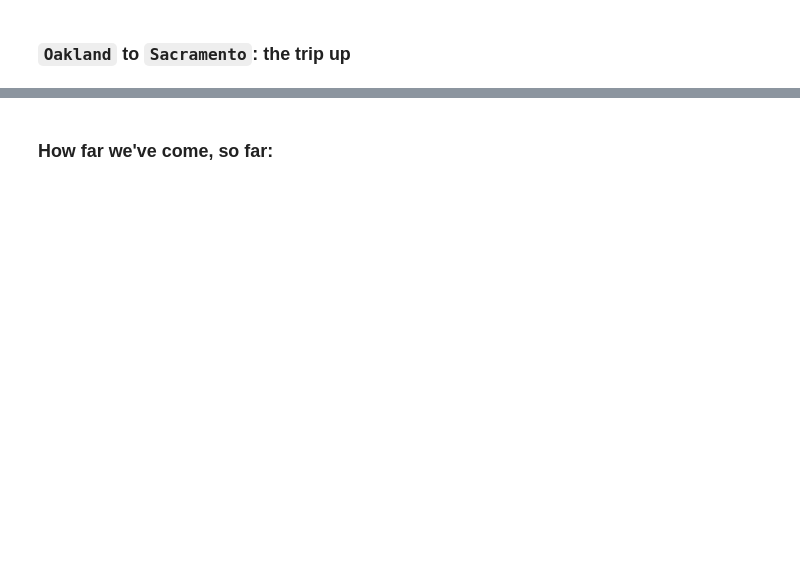
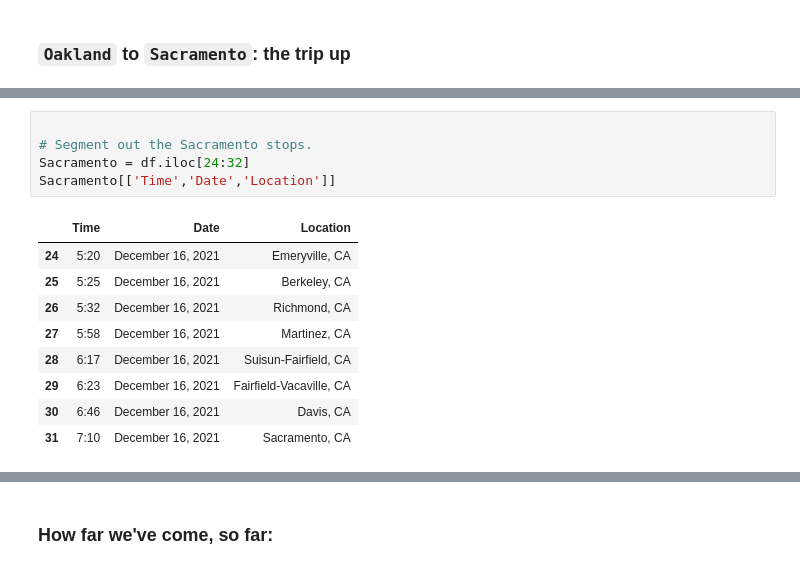
Before and after one commit to dynamicwebpaige/IRL-ticket-to-ride, a Jupyter notebook: notebooks/2-SanFrancisco.ipynb, the cells around one changed output, grey strips where cells are left out. Saved outputs shown, nothing was run; the diff lists cells and outputs as text; blank space fills up the shorter version.

```diff
--- a/notebooks/2-SanFrancisco.ipynb
+++ b/notebooks/2-SanFrancisco.ipynb
@@ -245 +256,16 @@ Not quite as clean as the Amtrak Cascades from Seattle to Portland; but still so
+# %%
+
+# Segment out the Sacramento stops.
+Sacramento = df.iloc[24:32]
+Sacramento[['Time','Date','Location']]
+# %% [output]
+|  | Time | Date | Location |
+| 24 | 5:20 | December 16, 2021 | Emeryville, CA |
+| 25 | 5:25 | December 16, 2021 | Berkeley, CA |
+| 26 | 5:32 | December 16, 2021 | Richmond, CA |
+| 27 | 5:58 | December 16, 2021 | Martinez, CA |
+| 28 | 6:17 | December 16, 2021 | Suisun-Fairfield, CA |
+| 29 | 6:23 | December 16, 2021 | Fairfield-Vacaville, CA |
+| 30 | 6:46 | December 16, 2021 | Davis, CA |
+| 31 | 7:10 | December 16, 2021 | Sacramento, CA |
 # %% [markdown]
```
Also changed, not shown: parts of 4 cells of this notebook.
